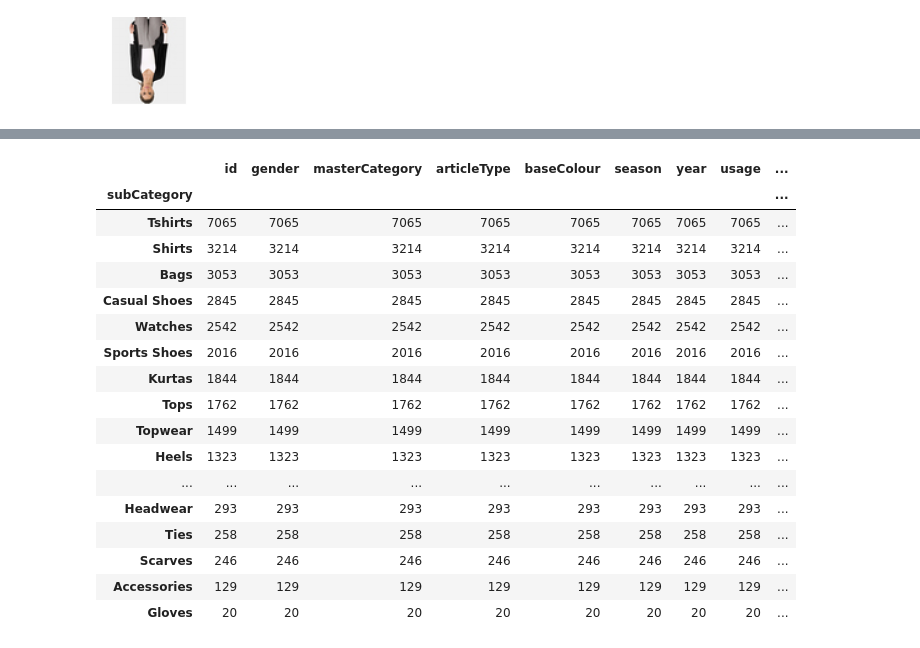
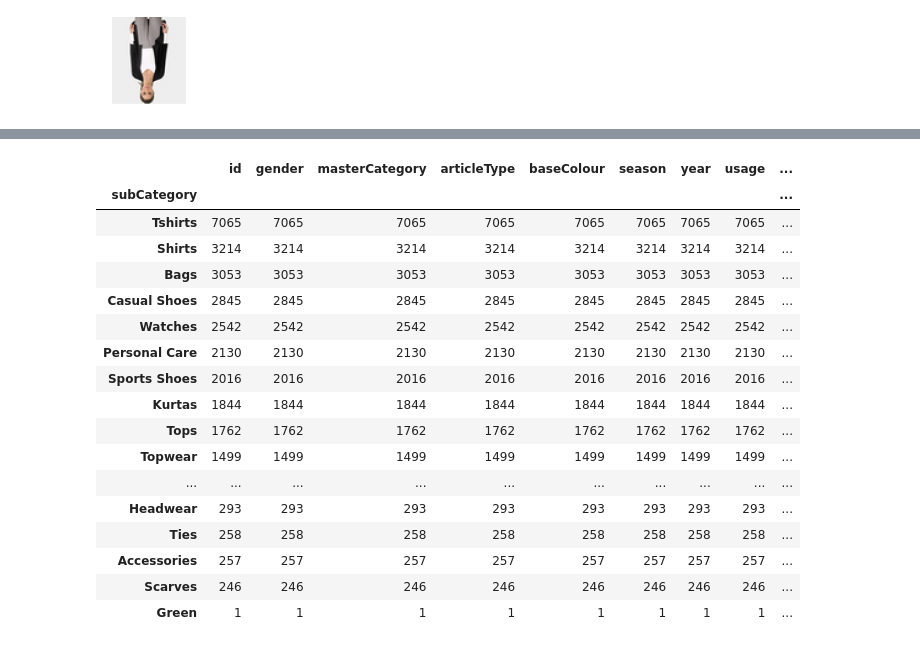
Before and after one commit to cenkcorapci/fashion-tagger, a Jupyter notebook: eda.ipynb, the cells around one changed output, grey strips where cells are left out. Saved outputs shown, nothing was run; the diff lists cells and outputs as text; code cells hidden in the pictures.

```diff
--- a/eda.ipynb
+++ b/eda.ipynb
@@ -130,16 +130,29 @@ df.baseColour = df.baseColour.replace({'Lime Green': 'Green',
                                        'Coffee Brown':'Brown',
                                        'Bronze':'Brown',
                                        'Copper':'Brown',
+                                       'Grey Melange':'Grey',
                                        'Rose': 'Red',
                                        'Burgundy':'Purple',
                                         'Metallic':'Grey',
                                        'Mustard':'Yellow',
                                         'Nude': 'Beige',
+                                       'Gold':'Yellow',
                                        'Taupe': 'Grey',
                                        'Mauve':'Pink',
-                                       'Turquoise Blue':'Teal',
+                                       'Steel':'Grey',
+                                       'Turquoise Blue':'Blue',
+                                       'Teal':'Blue',
                                        'Maroon':'Red',
+                                       'Charcoal':'Grey',
+                                       'Khaki':'Brown',
+                                       'Navy Blue':'Blue',
                                        'Rust':'Orange',
+                                       'Cream':'Yellow',
+                                       'Peach':'Yellow',
                                        'Skin': 'Beige',
                                        'Tan': 'Beige',
+                                       'Lavender':'Purple',
+                                       'Magenta':'Purple',
                                       'Off White': 'White'})
+
+df.groupby('baseColour').count().sort_values(by='id', ascending=False)
@@ -168,57 +197,66 @@ list(zip(classes, weights))
 # %%
 def category_extractor(row):
+    if row['masterCategory'] == 'Personal Care':
+        return 'Personal Care'
     if row['subCategory'] in ['Topwear', 'Dress', 'Headwear', 'Innerwear']:
         if len(df.loc[df.articleType == str(row['articleType'])]) >= 800:
             return str(row['articleType'])
     if row['subCategory'] in ['Bottomwear', 'Shoes'] and len(df.loc[df.articleType == str(row['articleType'])]) >= 300:
         return str(row['articleType'])
     return str(row['subCategory'])
 
 
-exclude_list = ['Vouchers', 'Home Furnishing', 'Umbrellas', 'Water Bottle', 'Bath and Body',
-                'Shoe Accessories', 'Sports Accessories', 'Sports Equipment', 'Free Gifts',
-                'Cufflinks', 'Apparel Set', 'Cufflinks', 'Green', 'Wristbands']
-tqdm.pandas()
+df = df.loc[df.masterCategory != 'Sporting Goods']
 
-df['subCategory'] = df.progress_apply(lambda row: category_extractor(row), axis=1)
+exclude_list = ['Vouchers', 'Green', 'Home Furnishing', 'Umbrellas', 'Water Bottle', 'Bath and Body',
+                    'Shoe Accessories', 'Sports Accessories', 'Sports Equipment', 'Free Gifts',
+                    'Apparel Set']
 
 for exclude in exclude_list:
     df = df.loc[df.subCategory != exclude]
 
+tqdm.pandas()
+df['subCategory'] = df.progress_apply(lambda row: category_extractor(row), axis=1)
+
+
 df.subCategory = df.subCategory.replace({'Perfumes': 'Green',
-                                         'Lips': 'Cosmetic',
-                                         'Eyes': 'Cosmetic',
-                                         'Sandals': 'Sandal',
-                                         'Skin Care': 'Cosmetic',
-                                         'Makeup': 'Cosmetic',
-                                         'Skin': 'Cosmetic',
-                                         'Hair': 'Cosmetic',
-                                         'Nails': 'Cosmetic',
-                                         'Beauty Accessories': 'Cosmetic',
-                                         'Mufflers': 'Scarves',
-                                         'Stoles': 'Scarves'
-                                         })
+                                             'Lips': 'Cosmetic',
+                                             'Eyes': 'Cosmetic',
+                                             'Wristbands': 'Accessories',
+                                             'Cufflinks': 'Accessories',
+                                             'Gloves': 'Accessories',
+                                             'Sandals': 'Sandal',
+                                             'Skin Care': 'Cosmetic',
+                                             'Makeup': 'Cosmetic',
+                                             'Skin': 'Cosmetic',
+                                             'Hair': 'Cosmetic',
+                                             'Nails': 'Cosmetic',
+                                             'Beauty Accessories': 'Cosmetic',
+                                             'Mufflers': 'Scarves',
+                                             'Stoles': 'Scarves'
+                                             })
+
 
 df.groupby('subCategory').count().sort_values(by='id', ascending=False)
 # %% [output]
 |  | id | gender | masterCategory | articleType | baseColour | season | year | usage | ... |
 | subCategory |  |  |  |  |  |  |  |  | ... |
 | Tshirts | 7065 | 7065 | 7065 | 7065 | 7065 | 7065 | 7065 | 7065 | ... |
 | Shirts | 3214 | 3214 | 3214 | 3214 | 3214 | 3214 | 3214 | 3214 | ... |
 | Bags | 3053 | 3053 | 3053 | 3053 | 3053 | 3053 | 3053 | 3053 | ... |
 | Casual Shoes | 2845 | 2845 | 2845 | 2845 | 2845 | 2845 | 2845 | 2845 | ... |
 | Watches | 2542 | 2542 | 2542 | 2542 | 2542 | 2542 | 2542 | 2542 | ... |
+| Personal Care | 2130 | 2130 | 2130 | 2130 | 2130 | 2130 | 2130 | 2130 | ... |
 | Sports Shoes | 2016 | 2016 | 2016 | 2016 | 2016 | 2016 | 2016 | 2016 | ... |
 | Kurtas | 1844 | 1844 | 1844 | 1844 | 1844 | 1844 | 1844 | 1844 | ... |
 | Tops | 1762 | 1762 | 1762 | 1762 | 1762 | 1762 | 1762 | 1762 | ... |
 | Topwear | 1499 | 1499 | 1499 | 1499 | 1499 | 1499 | 1499 | 1499 | ... |
-| Heels | 1323 | 1323 | 1323 | 1323 | 1323 | 1323 | 1323 | 1323 | ... |
 | ... | ... | ... | ... | ... | ... | ... | ... | ... | ... |
 | Headwear | 293 | 293 | 293 | 293 | 293 | 293 | 293 | 293 | ... |
 | Ties | 258 | 258 | 258 | 258 | 258 | 258 | 258 | 258 | ... |
+| Accessories | 257 | 257 | 257 | 257 | 257 | 257 | 257 | 257 | ... |
 | Scarves | 246 | 246 | 246 | 246 | 246 | 246 | 246 | 246 | ... |
-| Accessories | 129 | 129 | 129 | 129 | 129 | 129 | 129 | 129 | ... |
-| Gloves | 20 | 20 | 20 | 20 | 20 | 20 | 20 | 20 | ... |
+| Green | 1 | 1 | 1 | 1 | 1 | 1 | 1 | 1 | ... |
 # %%
 df.loc[df.subCategory == 'Green'].sample()
 # %% [output]
```
Also changed, not shown: parts of 5 cells of this notebook, 4 other files.
